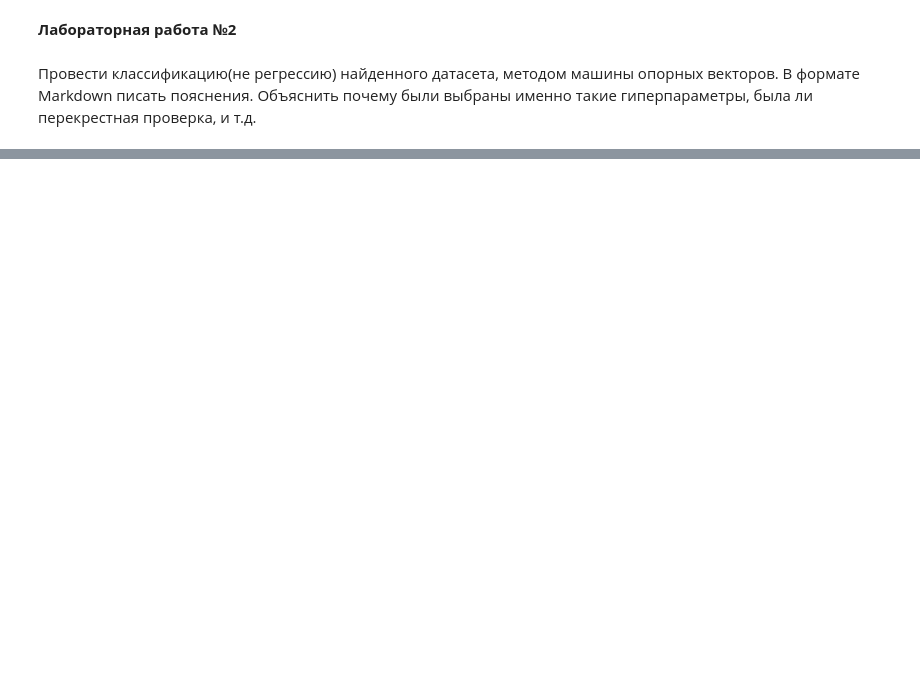
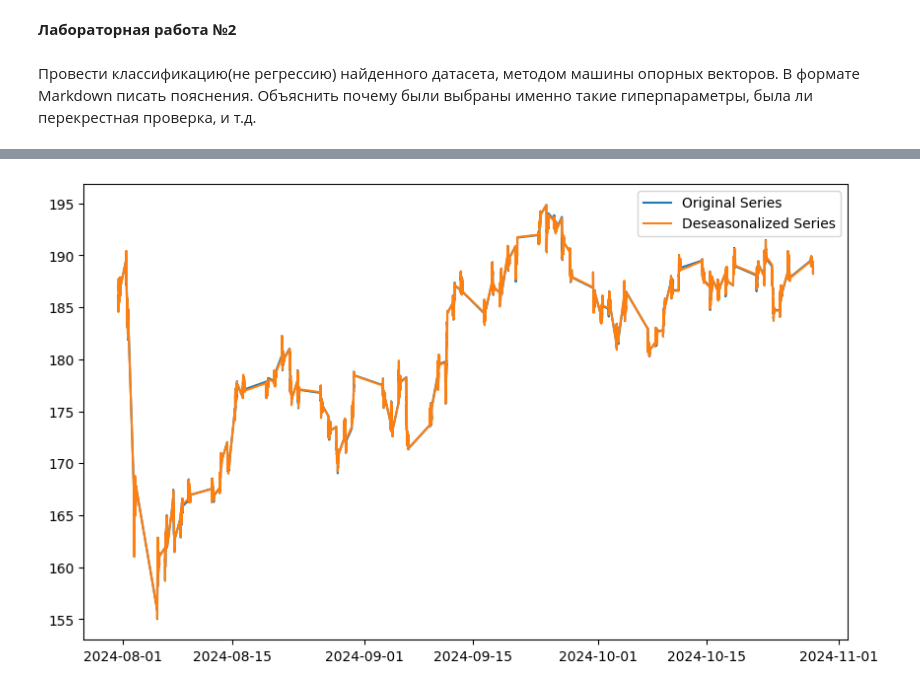
Before and after one commit to keysenelvial/dinam, a Jupyter notebook: dinam2.ipynb, the cells around one changed output, grey strips where cells are left out. Saved outputs shown, nothing was run; the diff lists cells and outputs as text; code cells hidden in the pictures; blank space fills up the shorter version.

```diff
--- a/dinam2.ipynb
+++ b/dinam2.ipynb
@@ -110,0 +86,12 @@ Categories (4, interval[float64, right]): [(-0.001, 4.304] < (4.304, 4.7] < (4.7
+# %%
+# Десезонирование ряда
+deseasonalized = ts / seasonal
+
+# Сравнение исходного ряда и десезонированного
+plt.figure(figsize=(10, 6))
+plt.plot(ts, label='Original Series')
+plt.plot(deseasonalized, label='Deseasonalized Series')
+plt.legend(loc='best')
+plt.show()
+# %% [output]
+[figure, added]
```
Also changed, not shown: parts of 13 cells of this notebook.
